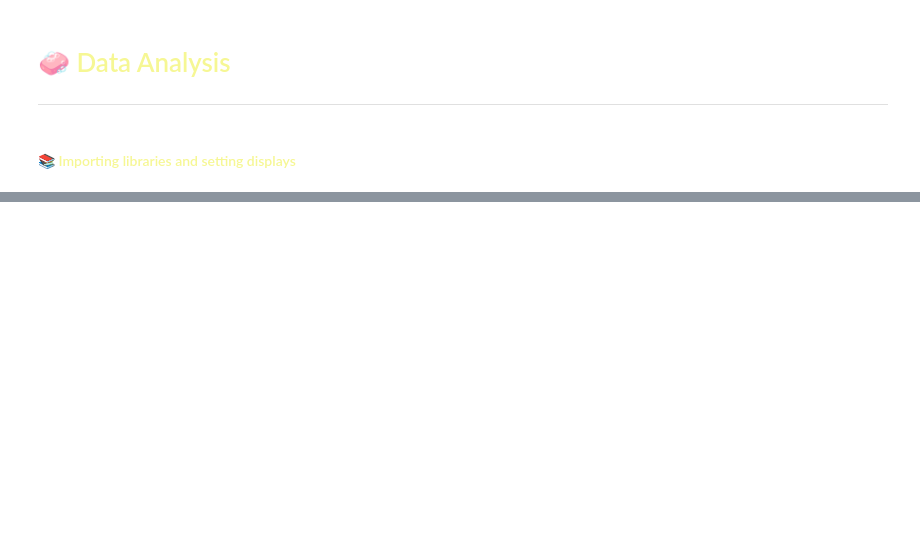
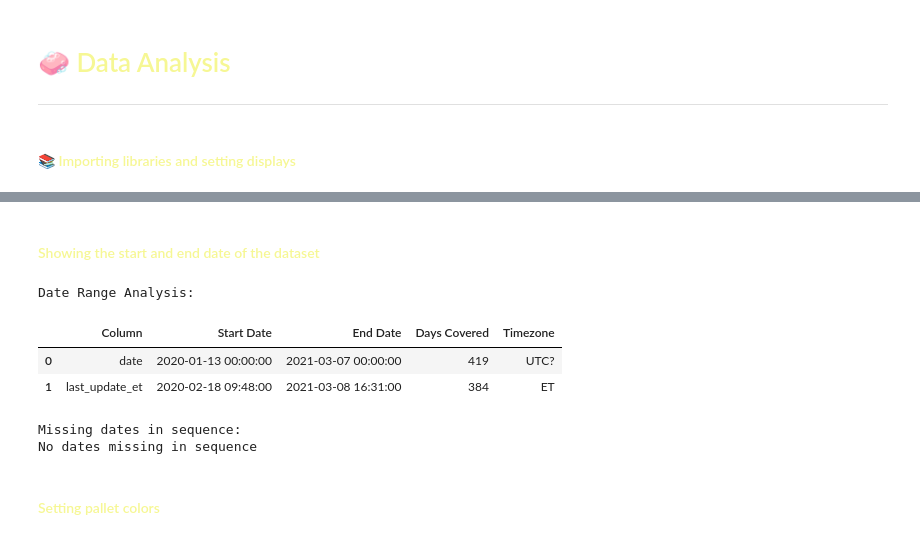
Before and after one commit to Yael-Parra/COVID-Data-Unveiled-An-Exploratory-Dive, a Jupyter notebook: eda/analysis_data.ipynb, the cells around one changed output, grey strips where cells are left out. Saved outputs shown, nothing was run; the diff lists cells and outputs as text; code cells hidden in the pictures; blank space fills up the shorter version.

```diff
--- a/eda/analysis_data.ipynb
+++ b/eda/analysis_data.ipynb
@@ -42,0 +307,36 @@ df_clean.sample(5)
+# %% [markdown]
+####  <span style="color:#f6f794"> Showing the start and end date of the dataset </span>
+# %%
+# Convert again
+df_clean['date'] = pd.to_datetime(df_clean['date'], format='%Y%m%d')  # Assuming YYYYMMDD format
+df_clean['last_update_et'] = pd.to_datetime(df_clean['last_update_et'])
+
+# Get date ranges
+date_ranges = pd.DataFrame({
+    'Column': ['date', 'last_update_et'],
+    'Start Date': [df_clean['date'].min(), df_clean['last_update_et'].min()],
+    'End Date': [df_clean['date'].max(), df_clean['last_update_et'].max()],
+    'Days Covered': [(df_clean['date'].max() - df_clean['date'].min()).days,
+                   (df_clean['last_update_et'].max() - df_clean['last_update_et'].min()).days]
+})
+
+# Add timezone info (if known)
+date_ranges['Timezone'] = ['UTC?', 'ET']
+
+print(f"Date Range Analysis:")
+display(date_ranges)
+
+# Check for days missing in date ranges
+print("\nMissing dates in sequence:")
+full_date_range = pd.date_range(start=df_clean['date'].min(), end=df_clean['date'].max())
+missing_dates = full_date_range.difference(df_clean['date'])
+print(missing_dates if not missing_dates.empty else "No dates missing in sequence")
+# %% [output]
+Date Range Analysis:
+|  | Column | Start Date | End Date | Days Covered | Timezone |
+| 0 | date | 2020-01-13 00:00:00 | 2021-03-07 00:00:00 | 419 | UTC? |
+| 1 | last_update_et | 2020-02-18 09:48:00 | 2021-03-08 16:31:00 | 384 | ET |
+Missing dates in sequence:
+No dates missing in sequence
+# %% [markdown]
+####  <span style="color:#f6f794"> Setting pallet colors </span>
```
Also changed, not shown: parts of 23 cells of this notebook, 7 other files.
